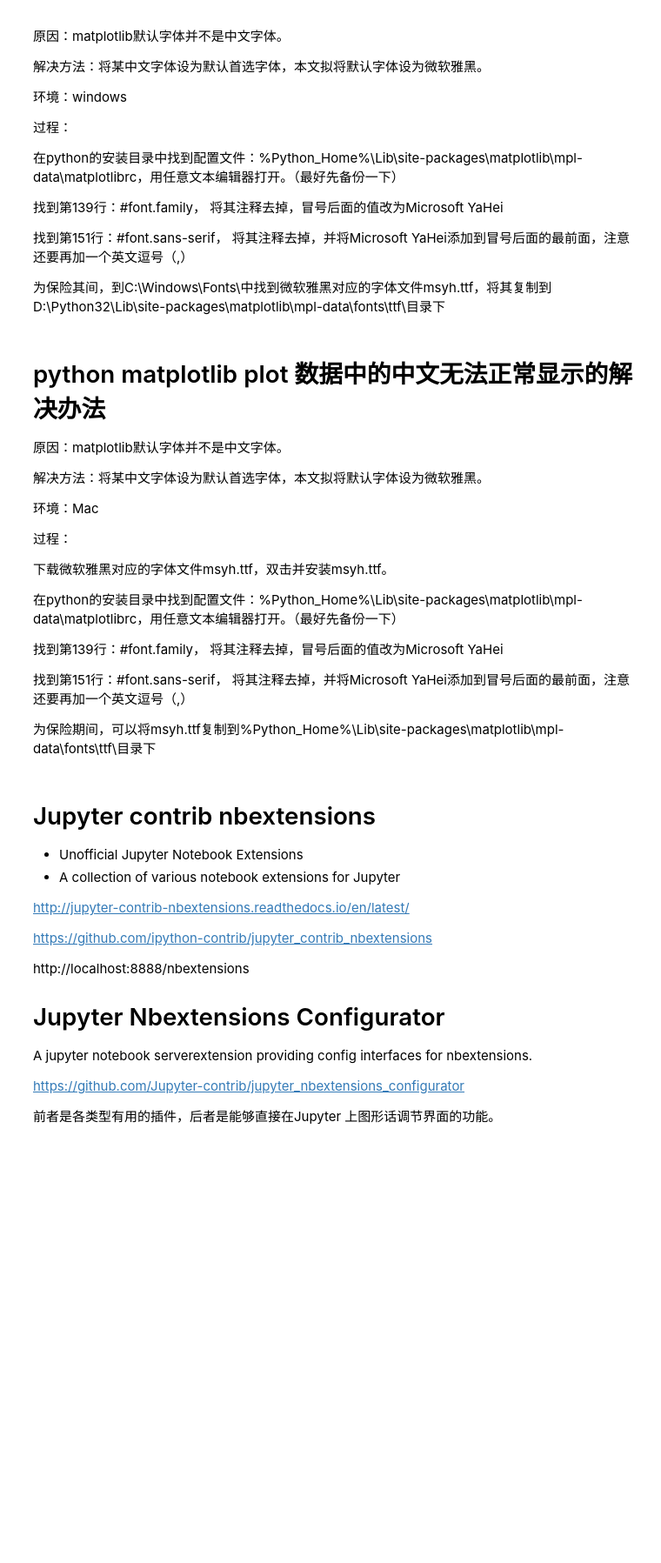
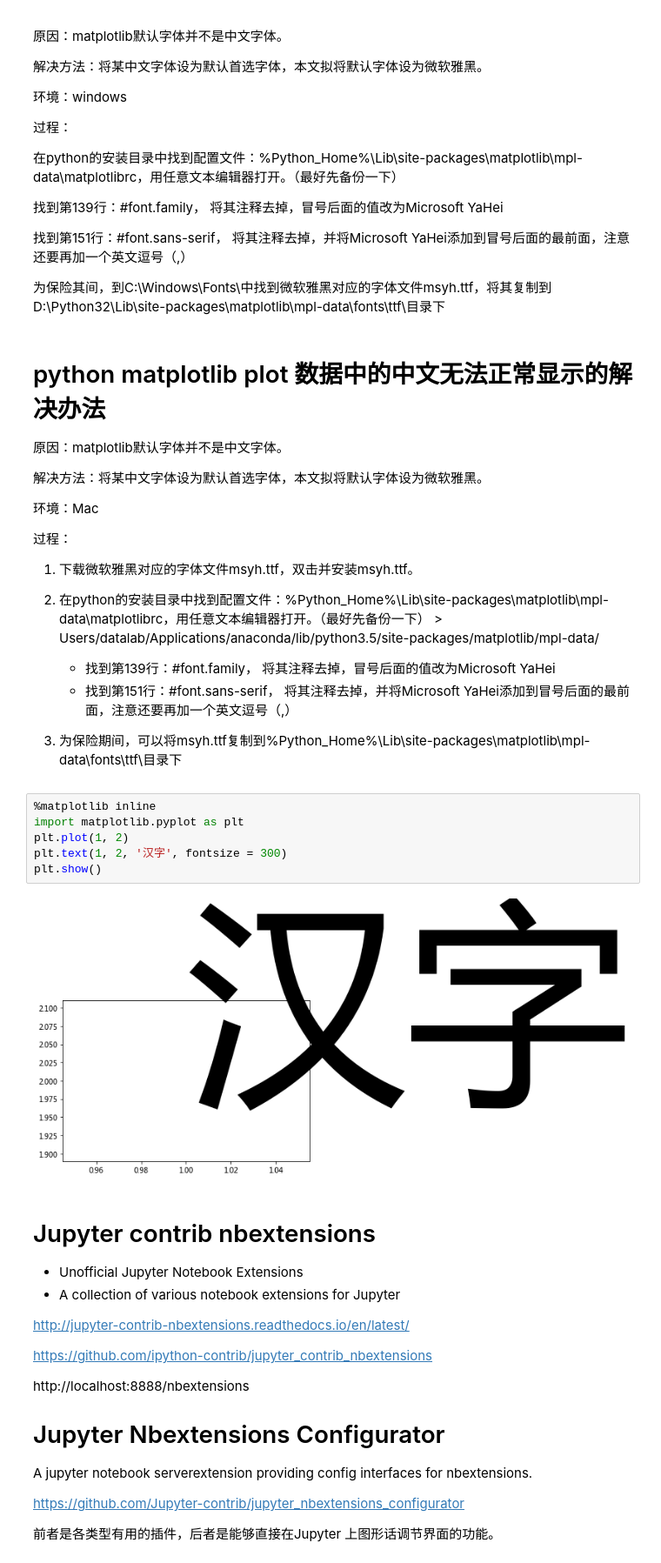
Before and after one commit to SocratesClub/cjc, a Jupyter notebook: code/0.common_questions.ipynb, the cells around one changed output. Shown at 87% size. Saved outputs shown, nothing was run; the diff lists cells and outputs as text; blank space fills up the shorter version.

```diff
--- a/code/0.common_questions.ipynb
+++ b/code/0.common_questions.ipynb
@@ -141,15 +141,21 @@ http://stackoverflow.com/questions/4372435/how-can-i-rollback-a-github-repositor
 
 过程：
 
-下载微软雅黑对应的字体文件msyh.ttf，双击并安装msyh.ttf。
+1. 下载微软雅黑对应的字体文件msyh.ttf，双击并安装msyh.ttf。
+2. 在python的安装目录中找到配置文件：%Python_Home%\Lib\site-packages\matplotlib\mpl-data\matplotlibrc，用任意文本编辑器打开。（最好先备份一下）
+       > Users/datalab/Applications/anaconda/lib/python3.5/site-packages/matplotlib/mpl-data/
 
-在python的安装目录中找到配置文件：%Python_Home%\Lib\site-packages\matplotlib\mpl-data\matplotlibrc，用任意文本编辑器打开。（最好先备份一下）
-
-找到第139行：#font.family， 将其注释去掉，冒号后面的值改为Microsoft YaHei
-
-找到第151行：#font.sans-serif， 将其注释去掉，并将Microsoft YaHei添加到冒号后面的最前面，注意还要再加一个英文逗号（,）
-
-为保险期间，可以将msyh.ttf复制到%Python_Home%\Lib\site-packages\matplotlib\mpl-data\fonts\ttf\目录下
+    - 找到第139行：#font.family， 将其注释去掉，冒号后面的值改为Microsoft YaHei
+    - 找到第151行：#font.sans-serif， 将其注释去掉，并将Microsoft YaHei添加到冒号后面的最前面，注意还要再加一个英文逗号（,）
+1. 为保险期间，可以将msyh.ttf复制到%Python_Home%\Lib\site-packages\matplotlib\mpl-data\fonts\ttf\目录下
+# %%
+%matplotlib inline
+import matplotlib.pyplot as plt
+plt.plot(1, 2)
+plt.text(1, 2, '汉字', fontsize = 300)
+plt.show()
+# %% [output]
+[figure, added]
 # %% [markdown]
 # Jupyter contrib nbextensions
 
```
Also changed, not shown: 26 other files.
